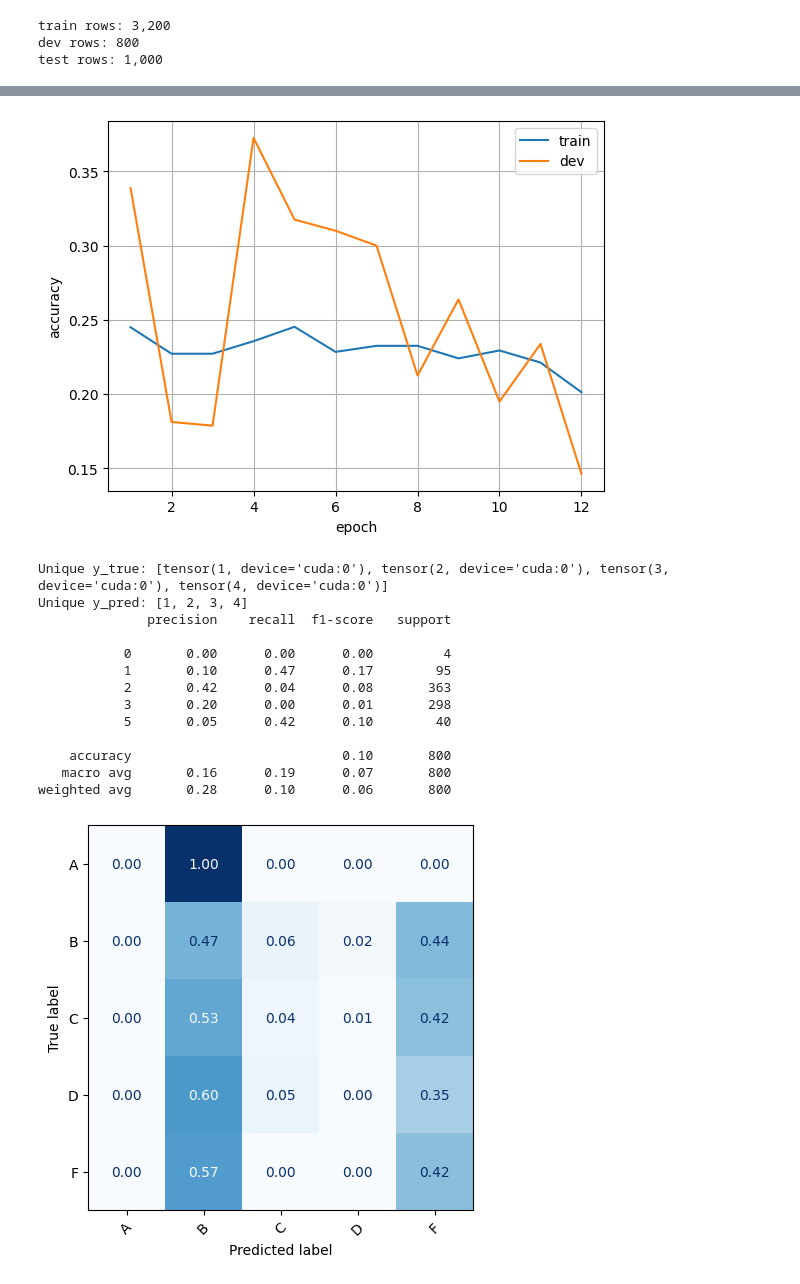
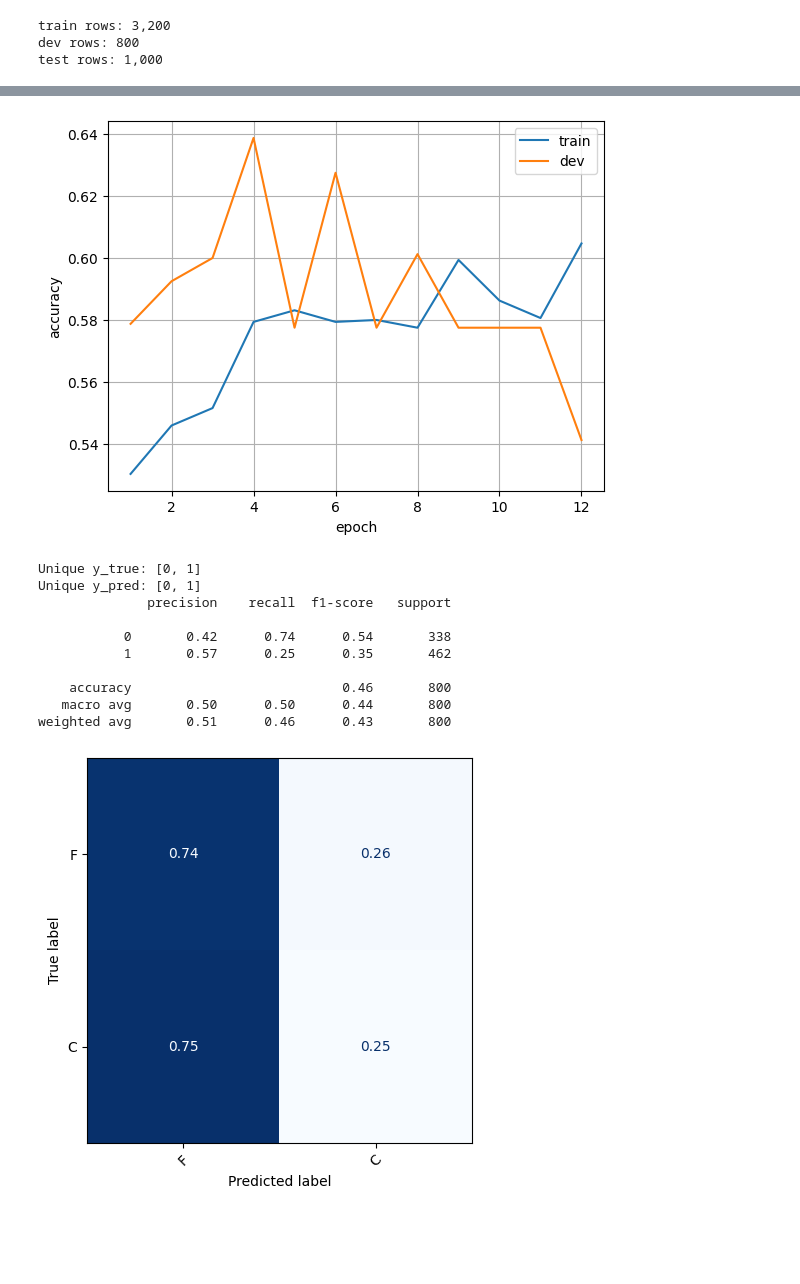
Before and after one commit to tylergarf/CSC396_Course_Coach, a Jupyter notebook: Data_Cleaning_Code.ipynb, the cells around one changed output, grey strips where cells are left out. Saved outputs shown, nothing was run; the diff lists cells and outputs as text; code cells hidden in the pictures; blank space fills up the shorter version.

```diff
--- a/Data_Cleaning_Code.ipynb
+++ b/Data_Cleaning_Code.ipynb
@@ -141,7 +141,7 @@ education_data
 ## Encoding Grade!
 # %%
 # Low = 1, Medium = 2, High = 3
-mapper = {'A': 0, 'B': 1, 'C': 2, 'D':3,'F':4}
+mapper = {'A': 1, 'B': 1, 'C': 1, 'D':0,'F':0}
 
 education_data['Grade'] = (
     education_data['Grade']
@@ -309,26 +306,21 @@ from torch import optim
 from torch.utils.data import DataLoader
 from sklearn.metrics import accuracy_score
 
-train_df[['department index','Gender', 'Age', 'Attendance (%)', \
-       'Midterm_Score', 'Final_Score', 'Assignments_Avg', 'Quizzes_Avg', \
-       'Participation_Score', 'Projects_Score', 'Total_Score', 'Grade', \
-       'Study_Hours_per_Week', 'Extracurricular_Activities', \
-       'Internet_Access_at_Home', 'Family_Income_Level', 'Stress_Level (1-10)', \
-       'Sleep_Hours_per_Night']]
-dev_df [['department index','Gender', 'Age', 'Attendance (%)', \
-       'Midterm_Score', 'Final_Score', 'Assignments_Avg', 'Quizzes_Avg', \
-       'Participation_Score', 'Projects_Score', 'Total_Score', 'Grade', \
-       'Study_Hours_per_Week', 'Extracurricular_Activities', \
-       'Internet_Access_at_Home', 'Family_Income_Level', 'Stress_Level (1-10)', \
-       'Sleep_Hours_per_Night']]
+train_df[['Total_Score', 'Final_Score', 'Projects_Score', 'Assignments_Avg',
+       'Midterm_Score', 'Quizzes_Avg', 'Participation_Score',
+       'Stress_Level (1-10)', 'Sleep_Hours_per_Night',
+       'Extracurricular_Activities','Grade']]
+dev_df [['Total_Score', 'Final_Score', 'Projects_Score', 'Assignments_Avg',
+       'Midterm_Score', 'Quizzes_Avg', 'Participation_Score',
+       'Stress_Level (1-10)', 'Sleep_Hours_per_Night',
+       'Extracurricular_Activities','Grade']]
 
 # hyperparameters
-feature_cols= ['department index','Gender', 'Age', 'Attendance (%)', \
-       'Midterm_Score', 'Assignments_Avg', 'Quizzes_Avg', \
-       'Participation_Score', 'Projects_Score', \
-       'Study_Hours_per_Week', 'Extracurricular_Activities', \
-       'Internet_Access_at_Home', 'Family_Income_Level', 'Stress_Level (1-10)', \
-       'Sleep_Hours_per_Night']
+feature_cols= ['Total_Score', 'Final_Score', 'Projects_Score', 'Assignments_Avg',
+       'Midterm_Score', 'Quizzes_Avg', 'Participation_Score',
+       'Stress_Level (1-10)', 'Sleep_Hours_per_Night',
+       'Extracurricular_Activities']
+
 target_col = ['Grade']
 lr = 1e-3
 weight_decay = 1e-5
@@ -338,13 +330,13 @@ shuffle = True
 n_epochs = 12
 input_dim = len(feature_cols)
 hidden_dim = 100
-output_dim = 5
+output_dim = 2
 dropout = 0.3
 embedding_dim = 64
 
 # initialize the model, loss function, optimizer, and data-loader
 model = Model(input_dim, hidden_dim, output_dim, dropout, vocab_sz, embedding_dim).to(device)
-loss_func = nn.CrossEntropyLoss(weight=grades_weight_lst)
+loss_func = nn.CrossEntropyLoss()
 optimizer = optim.Adam(
     model.parameters(),
     lr=lr,
@@ -441,7 +433,7 @@ plt.xlabel('epoch')
 plt.ylabel('accuracy')
 plt.grid(True)
 # %% [output]
-[figure, old version]
+[figure, new version]
 # %%
 from sklearn.metrics import classification_report
 dev_ds = MyDataset(
@@ -472,43 +464,40 @@ print("Unique y_pred:", sorted(np.unique(y_pred)))
 
 y_true = dev_df['Grade']
 y_pred = np.concatenate(y_pred)
-print(classification_report(y_true, y_pred, target_names=['0','1','2','3','5']))
+print(classification_report(y_true, y_pred, target_names=['0','1']))
 # %% [output]
-Unique y_true: [tensor(1, device='cuda:0'), tensor(2, device='cuda:0'), tensor(3, device='cuda:0'), tensor(4, device='cuda:0')]
-Unique y_pred: [1, 2, 3, 4]
+Unique y_true: [0, 1]
+Unique y_pred: [0, 1]
               precision    recall  f1-score   support
 
-           0       0.00      0.00      0.00         4
-           1       0.10      0.47      0.17        95
-           2       0.42      0.04      0.08       363
-           3       0.20      0.00      0.01       298
-           5       0.05      0.42      0.10        40
+           0       0.42      0.74      0.54       338
+           1       0.57      0.25      0.35       462
 
-    accuracy                           0.10       800
-   macro avg       0.16      0.19      0.07       800
-weighted avg       0.28      0.10      0.06       800
+    accuracy                           0.46       800
+   macro avg       0.50      0.50      0.44       800
+weighted avg       0.51      0.46      0.43       800
 # %%
 
 # make sure y_true and y_pred exist
 import matplotlib.pyplot as plt
 from sklearn.metrics import confusion_matrix, ConfusionMatrixDisplay
 y_true = dev_df['Grade']
 
 # check if y_pred is a list or a numpy array
 y_pred_array = y_pred  # already a numpy array
 
 # define classes and display names
-classes = [0,1,2,3,4]
-reverse_mapper = {0:'A',1:'B',2:'C',3:'D',4:'F'}
+classes = [0,1]
+reverse_mapper = {0:'A',1:'B',1:'C',0:'D',0:'F'}
 display_names = [reverse_mapper[c] for c in classes]
 
 # compute normalized confusion matrix
 cm = confusion_matrix(y_true, y_pred_array, labels=classes, normalize='true')
 
 # plot
 disp = ConfusionMatrixDisplay(confusion_matrix=cm, display_labels=display_names)
 fig, ax = plt.subplots(figsize=(5,5))
 disp.plot(cmap='Blues', values_format='.2f', colorbar=False, ax=ax, xticks_rotation=45)
 plt.show()
 # %% [output]
-[figure, old version]
+[figure, new version]
```
Also changed, not shown: parts of 3 cells of this notebook, 1 other file.
